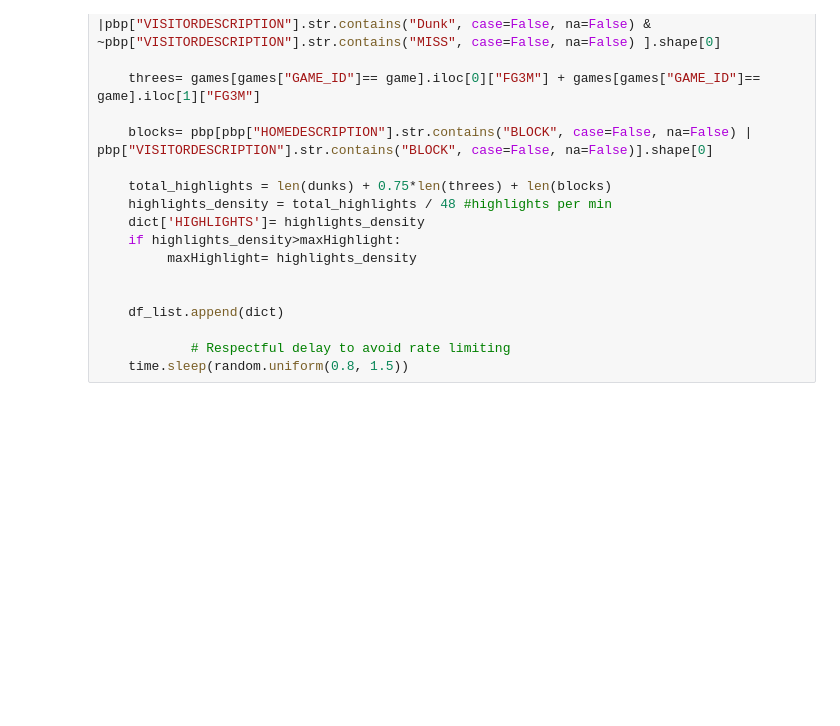
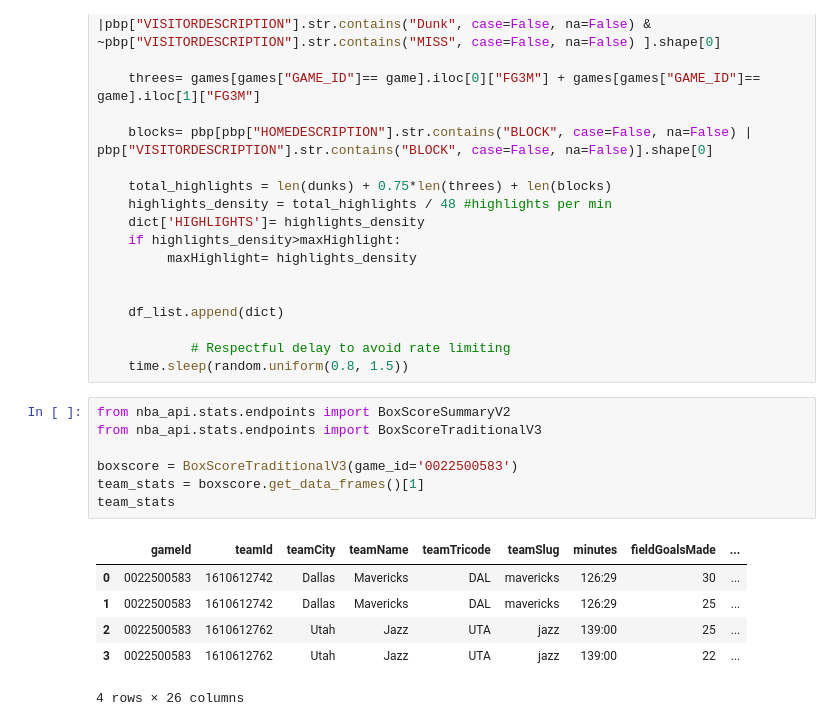
Before and after one commit to junior-ta/NBA-game-quality-predictor-v2, a Jupyter notebook: brouillon.ipynb, the cells around one changed output. Saved outputs shown, nothing was run; the diff lists cells and outputs as text; blank space fills up the shorter version.

```diff
--- a/brouillon.ipynb
+++ b/brouillon.ipynb
@@ -300,3 +300,17 @@ for game in game_ids:#[939:1230]:
 
             # Respectful delay to avoid rate limiting
     time.sleep(random.uniform(0.8, 1.5))
+# %%
+from nba_api.stats.endpoints import BoxScoreSummaryV2
+from nba_api.stats.endpoints import BoxScoreTraditionalV3
+
+boxscore = BoxScoreTraditionalV3(game_id='0022500583')
+team_stats = boxscore.get_data_frames()[1]
+team_stats
+# %% [output]
+|  | gameId | teamId | teamCity | teamName | teamTricode | teamSlug | minutes | fieldGoalsMade | ... |
+| 0 | 0022500583 | 1610612742 | Dallas | Mavericks | DAL | mavericks | 126:29 | 30 | ... |
+| 1 | 0022500583 | 1610612742 | Dallas | Mavericks | DAL | mavericks | 126:29 | 25 | ... |
+| 2 | 0022500583 | 1610612762 | Utah | Jazz | UTA | jazz | 139:00 | 25 | ... |
+| 3 | 0022500583 | 1610612762 | Utah | Jazz | UTA | jazz | 139:00 | 22 | ... |
+4 rows × 26 columns
```
Also changed, not shown: parts of 2 cells of this notebook, 1 other file.
